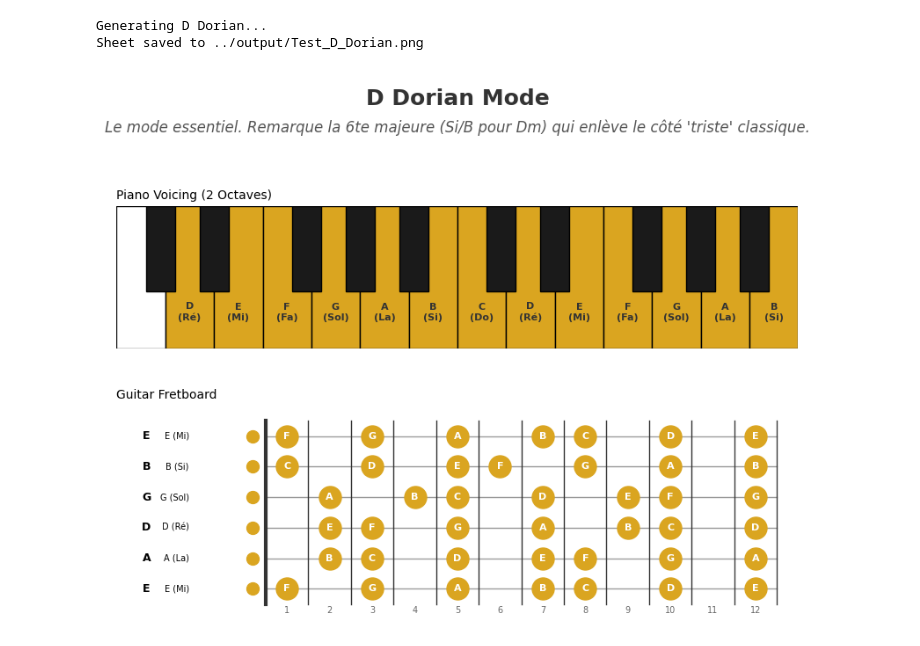
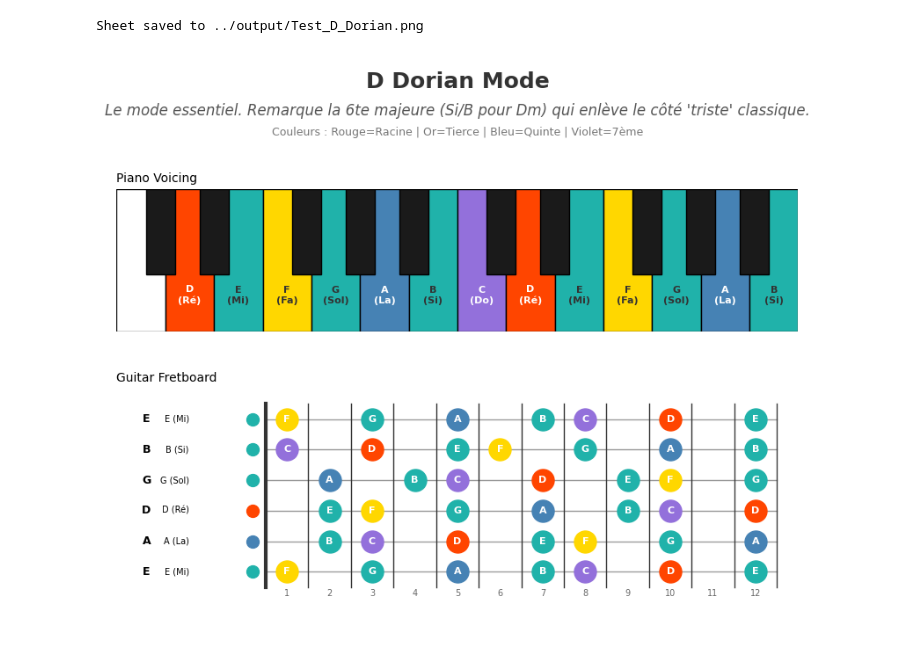
Before and after one commit to RaynorEtienn/Music, a Jupyter notebook: notebooks/generate_sheet.ipynb, the cells around one changed output. Cells and saved outputs as stored; diff of their text form; code cells hidden in the pictures.

```diff
--- a/notebooks/generate_sheet.ipynb
+++ b/notebooks/generate_sheet.ipynb
@@ -10,27 +10,26 @@ from src.utils import calculate_piano_indices, get_all_fretboard_positions
 # %%
 # 1. THE FRENCH TOUCH STANDARD (DORIAN)
 # Key: D Dorian (Daft Punk style)
 ROOT = "D"
 MODE = "Dorian"
 
-print(f"Generating {ROOT} {MODE}...")
 piano_data = calculate_piano_indices(ROOT, MODE)
 # Hack visuel : on double la liste pour remplir 2 octaves sur le piano
 piano_data_full = piano_data + [x + 12 for x in piano_data]
 
 guitar_data = get_all_fretboard_positions(ROOT, MODE)
 
 draw_sheet(
     title=f"{ROOT} {MODE} Mode",
     description="Le mode essentiel. Remarque la 6te majeure (Si/B pour Dm) qui enlève le côté 'triste' classique.",
     piano_indices=piano_data_full,
     guitar_states=guitar_data,
+    root_note=ROOT,
     save_path=f"../output/Test_{ROOT}_{MODE}.png",
 )
 # %% [output]
-Generating D Dorian...
 Sheet saved to ../output/Test_D_Dorian.png
-[figure, old version]
+[figure, new version]
 # %%
 # 2. THE GROOVE SKELETON (MINOR PENTATONIC)
 # Key: E Minor Pentatonic (Guitar friendly)
```
Also changed, not shown: parts of 2 cells of this notebook, 6 other files.
